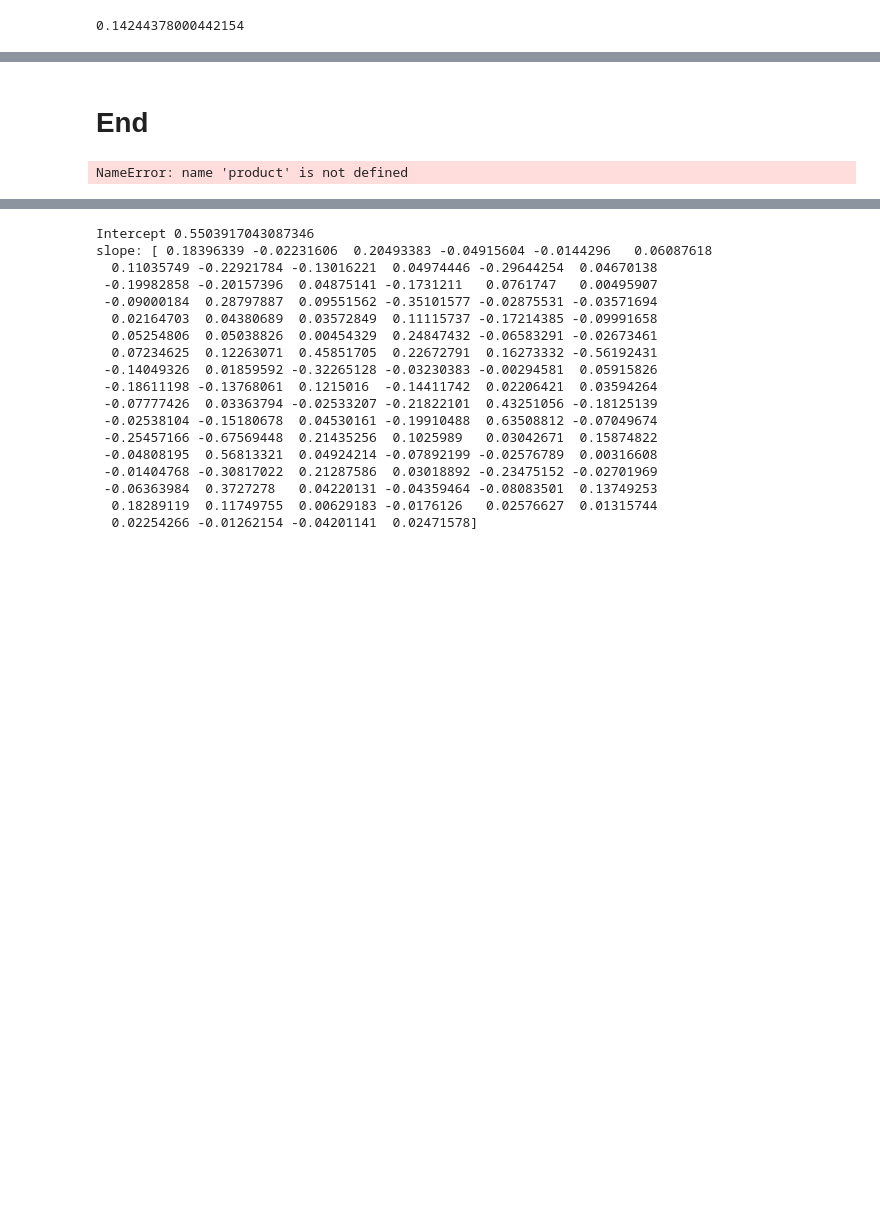
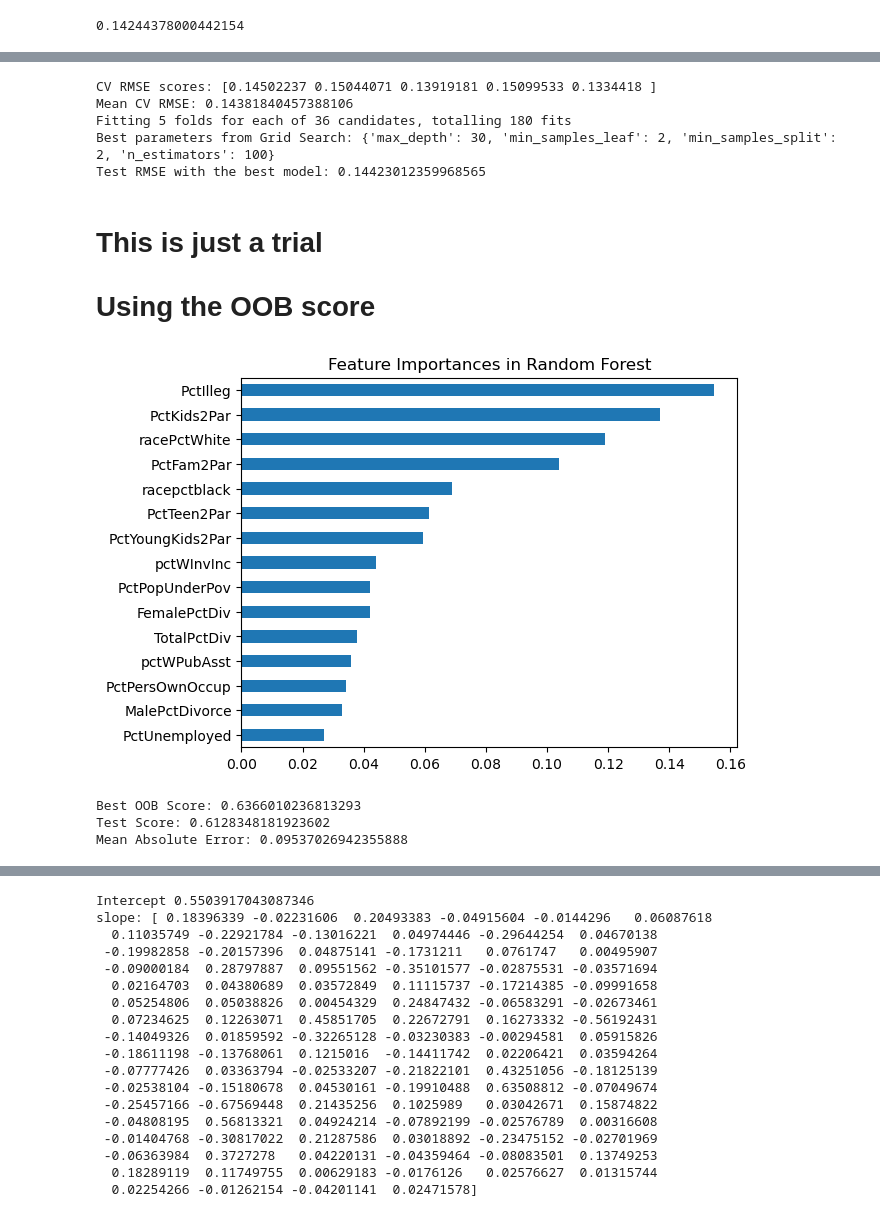
Before and after one commit to YanisBosch/ML_Final_Presentation, a Jupyter notebook: ML_Presentation.ipynb, the cells around one changed output, grey strips where cells are left out. Drawn from its saved outputs; the diff is of its cells as text; code cells hidden in the pictures; blank space fills up the shorter version.

```diff
--- a/ML_Presentation.ipynb
+++ b/ML_Presentation.ipynb
@@ -408,16 +350,55 @@ Test RMSE: 0.14423012359968565
+# %%
+from sklearn.ensemble import RandomForestRegressor
+from sklearn.model_selection import cross_val_score, GridSearchCV
+from sklearn.metrics import mean_squared_error
+
+# Define the base model
+random_forest = RandomForestRegressor(random_state=42)
+
+# Perform simple cross-validation first
+# Marie provide some explanations on number of estimators, random state , and also cv
+# what happen if we increase or reduces the number of estimators, random state , and also cv
+cv_scores = cross_val_score(random_forest, X_train, y_train, cv=5, scoring='neg_mean_squared_error')
+cv_rmse = np.sqrt(-cv_scores)
+print("CV RMSE scores:", cv_rmse)
+print("Mean CV RMSE:", np.mean(cv_rmse))
+
+# Setup parameter grid for Grid Search
+param_grid = {
+    'n_estimators': [100, 200, 300],
+    'max_depth': [10, 20, 30],
+    'min_samples_split': [2, 4],
+    'min_samples_leaf': [1, 2]
+}
+
+# Setup Grid Search with cross-validation
+grid_search = GridSearchCV(random_forest, param_grid, cv=5, scoring='neg_mean_squared_error', verbose=1, n_jobs=-1)
+grid_search.fit(X_train, y_train)
+
+# Fetch the best model
+best_rf = grid_search.best_estimator_
+print("Best parameters from Grid Search:", grid_search.best_params_)
+
+# Evaluate the best model on the test set
+test_predictions = best_rf.predict(X_test)
+test_rmse = np.sqrt(mean_squared_error(y_test, test_predictions))
+print("Test RMSE with the best model:", test_rmse)
+# %% [output]
+CV RMSE scores: [0.14502237 0.15044071 0.13919181 0.15099533 0.1334418 ]
+Mean CV RMSE: 0.14381840457388106
+Fitting 5 folds for each of 36 candidates, totalling 180 fits
+Best parameters from Grid Search: {'max_depth': 30, 'min_samples_leaf': 2, 'min_samples_split': 2, 'n_estimators': 100}
+Test RMSE with the best model: 0.14423012359968565
 # %% [markdown]
-# End
+# This is just a trial
+# Using the OOB score
 # %%
 from sklearn.ensemble import RandomForestRegressor
 from sklearn.model_selection import GridSearchCV
 import numpy as np
 import pandas as pd
 import matplotlib.pyplot as plt
-
-# Sample data loading and preparation
-# df = pd.read_csv('your_data.csv')  # Make sure to load your data
-# Xtrain = df.drop('target_column', axis=1)
-# ytrain = df['target_column']
+from itertools import product
 
 # Hyperparameters grid setup
 param_dict = {
@@ -427,35 +408,38 @@ param_dict = {
 
 # Grid Search with OOB Score
 results = {}
 estimators = {}
 for ntrees, max_features in product(*param_dict.values()):
     est = RandomForestRegressor(oob_score=True, n_estimators=ntrees,
                                 max_features=max_features, max_depth=50, n_jobs=-1)
-    est.fit(Xtrain, ytrain)
+    est.fit(X_train, y_train)
     results[(ntrees, max_features)] = est.oob_score_
     estimators[(ntrees, max_features)] = est
 
 # Identify the best parameters
 best_params = max(results, key=results.get)
 best_rf = estimators[best_params]
 
 # Evaluate on a test set
 # Xtest, ytest should be defined as your test dataset
-test_score = best_rf.score(Xtest, ytest)
+test_score = best_rf.score(X_test, y_test)
 
 # Feature Importance Plot
-feature_importances = pd.Series(best_rf.feature_importances_, index=Xtrain.columns)
+feature_importances = pd.Series(best_rf.feature_importances_, index=X_train.columns)
 feature_importances.sort_values().plot(kind="barh")
 plt.title("Feature Importances in Random Forest")
 plt.show()
 
 # Out-of-bag score to validation score
 print(f"Best OOB Score: {results[best_params]}")
 print(f"Test Score: {test_score}")
 
 # Mean Absolute Error
 from sklearn.metrics import mean_absolute_error
-mae = mean_absolute_error(ytest, best_rf.predict(Xtest))
+mae = mean_absolute_error(y_test, best_rf.predict(X_test))
 print(f"Mean Absolute Error: {mae}")
 # %% [output]
+[figure, added]
-NameError: name 'product' is not defined
+Best OOB Score: 0.6366010236813293
+Test Score: 0.6128348181923602
+Mean Absolute Error: 0.09537026942355888
```
Also changed, not shown: parts of 25 cells of this notebook, 3 other files.
